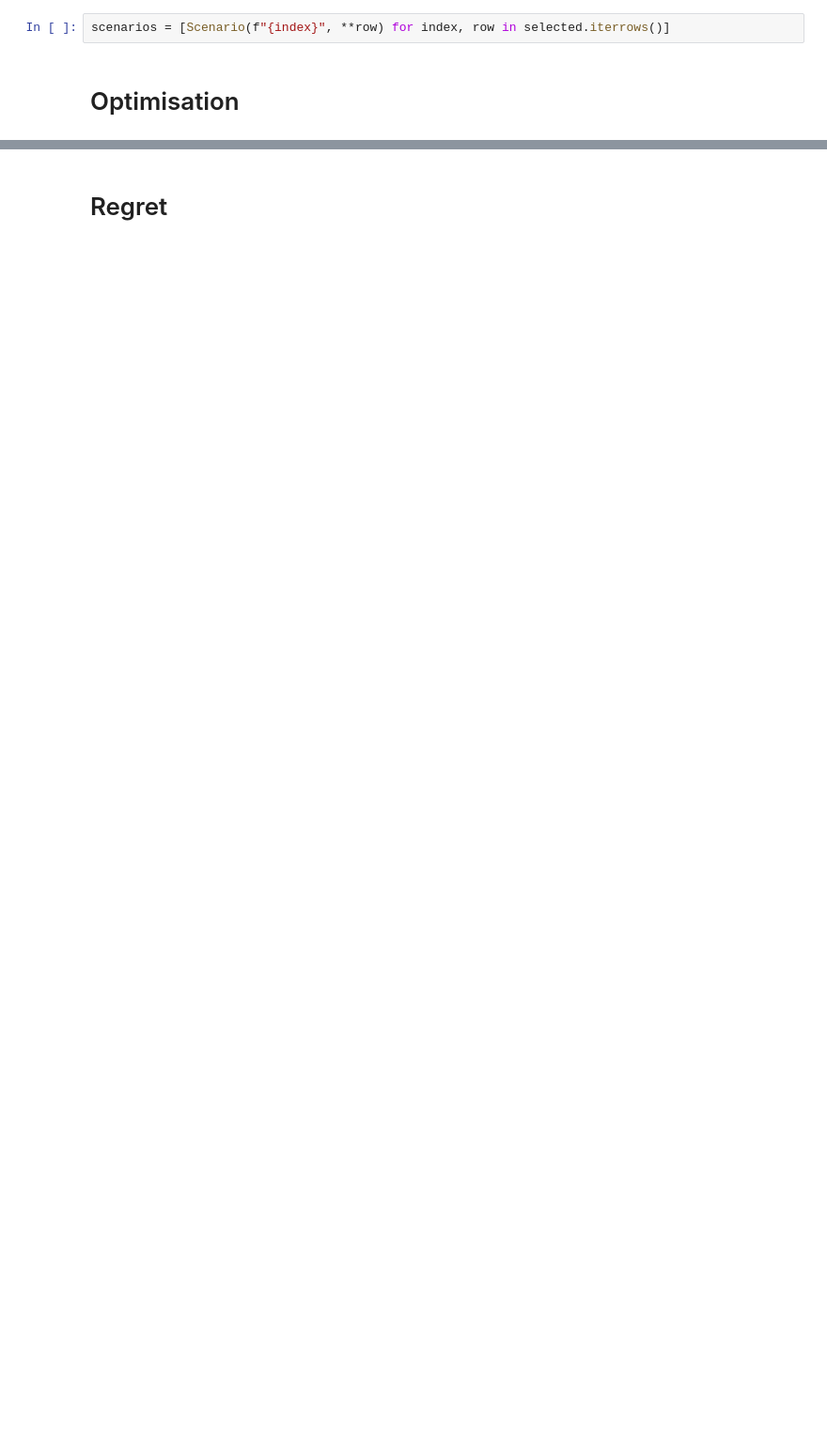
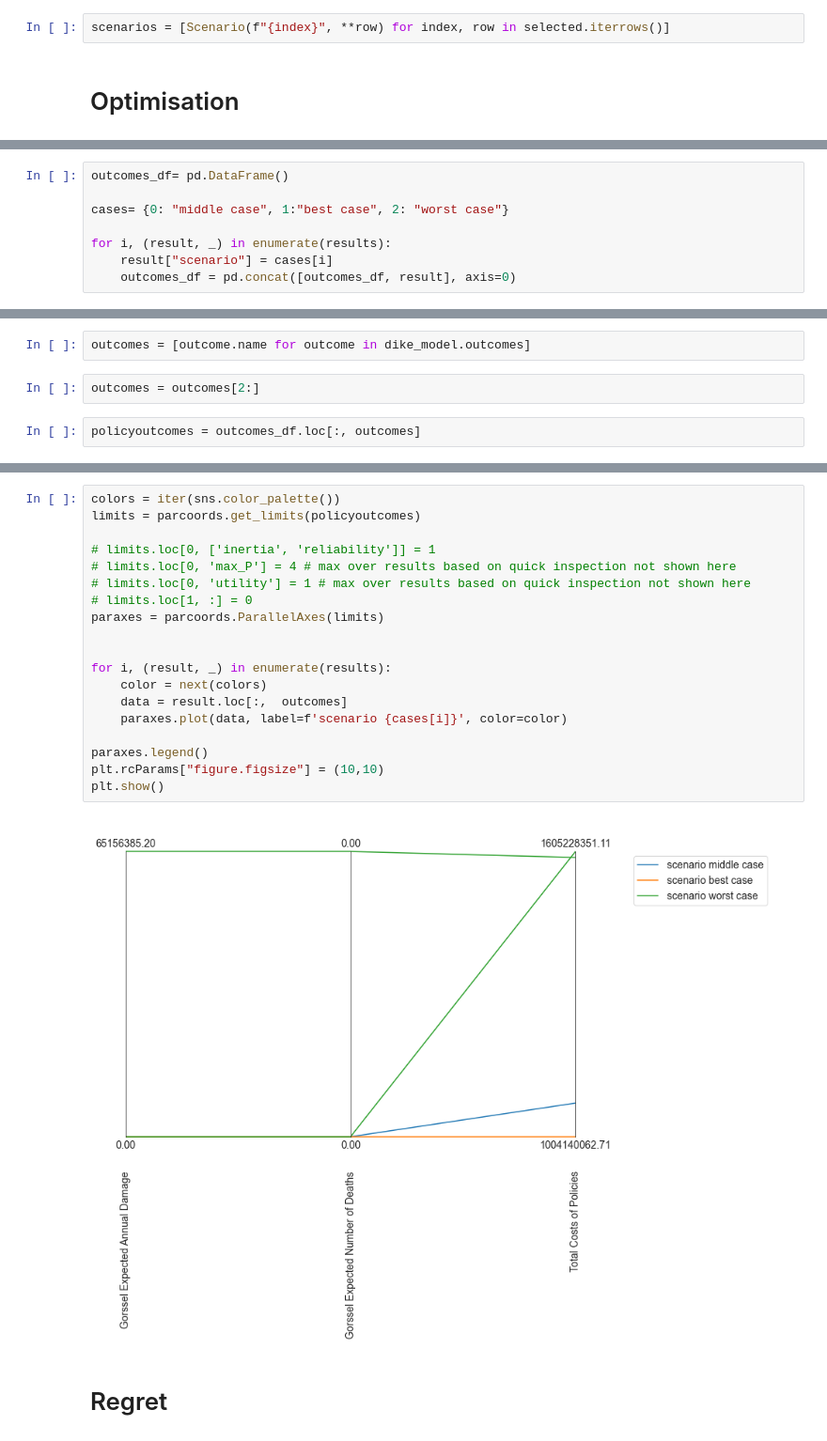
Before and after one commit to Lischip/FabiosDecisions, a Jupyter notebook: epa1361/final assignment/optimisation.ipynb, the cells around one changed output, grey strips where cells are left out. Shown at 94% size. Saved outputs shown, nothing was run; the diff lists cells and outputs as text; blank space fills up the shorter version.

```diff
--- a/epa1361/final assignment/optimisation.ipynb
+++ b/epa1361/final assignment/optimisation.ipynb
@@ -67,0 +146,8 @@ for scenario in scenarios:
+# %%
+outcomes_df= pd.DataFrame()
+
+cases= {0: "middle case", 1:"best case", 2: "worst case"}
+
+for i, (result, _) in enumerate(results):
+    result["scenario"] = cases[i]
+    outcomes_df = pd.concat([outcomes_df, result], axis=0)
@@ -67,0 +162,6 @@ for scenario in scenarios:
+# %%
+outcomes = [outcome.name for outcome in dike_model.outcomes]
+# %%
+outcomes = outcomes[2:]
+# %%
+policyoutcomes = outcomes_df.loc[:, outcomes]
@@ -68,2 +178,23 @@ for scenario in scenarios:
+# %%
+colors = iter(sns.color_palette())
+limits = parcoords.get_limits(policyoutcomes)
+
+# limits.loc[0, ['inertia', 'reliability']] = 1
+# limits.loc[0, 'max_P'] = 4 # max over results based on quick inspection not shown here
+# limits.loc[0, 'utility'] = 1 # max over results based on quick inspection not shown here
+# limits.loc[1, :] = 0
+paraxes = parcoords.ParallelAxes(limits)
+
+
+for i, (result, _) in enumerate(results):
+    color = next(colors)
+    data = result.loc[:,  outcomes]
+    paraxes.plot(data, label=f'scenario {cases[i]}', color=color)
+
+paraxes.legend()
+plt.rcParams["figure.figsize"] = (10,10)
+plt.show()
+# %% [output]
+[figure, added]
 # %% [markdown]
 # Regret
```
Also changed, not shown: parts of 25 cells of this notebook.
